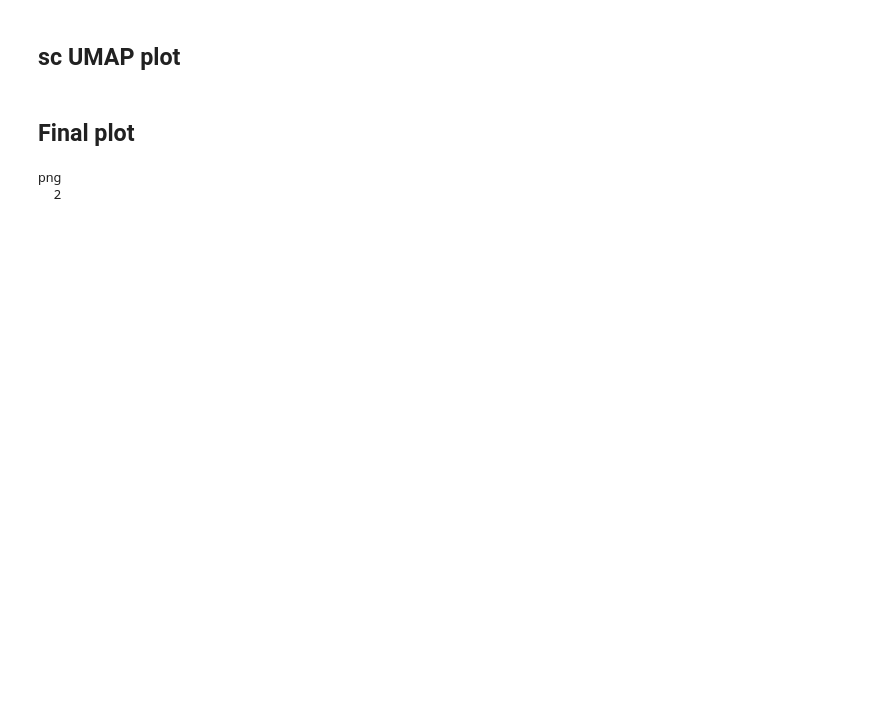
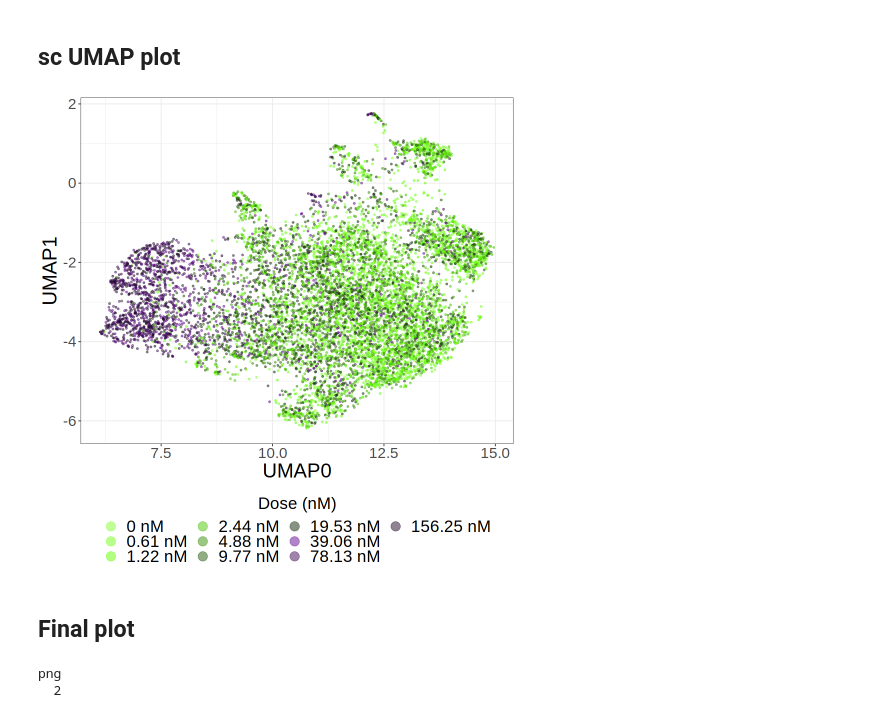
Before and after one commit to MikeLippincott/live_cell_timelapse_apoptosis_analysis, a Jupyter notebook: figures/terminal_montage_figure/notebooks/assemble_figure.ipynb, the cells around one changed output. Cells and saved outputs as stored; diff of their text form; code cells hidden in the pictures; blank space fills up the shorter version.

```diff
--- a/figures/terminal_montage_figure/notebooks/assemble_figure.ipynb
+++ b/figures/terminal_montage_figure/notebooks/assemble_figure.ipynb
@@ -167,38 +167,41 @@ height <- 8
 options(repr.plot.width = width, repr.plot.height = height)
 umap_plot <- (
     ggplot(data = umap_df, aes(x = UMAP0, y = UMAP1, color = Metadata_dose))
-    + geom_point(size = 0.9, alpha = 0.8)
+    + geom_point(size = 0.9, alpha = 0.5)
     + theme_bw()
 
     + labs( x = "UMAP0", y = "UMAP1")
     + theme(
         strip.text.x = element_text(size = 18),
         strip.text.y = element_text(size = 18),
         axis.text.x = element_text(size = 18),
         axis.text.y = element_text(size = 18),
         axis.title.x = element_text(size = 24),
         axis.title.y = element_text(size = 24),
         legend.title = element_text(size = 20),
         legend.text = element_text(size = 20),
         legend.position = "bottom",
         legend.box = "horizontal",
 
 
         )
     + scale_color_manual(values = color_pallete_for_dose)
     + guides(
         color = guide_legend(
             override.aes = list(size = 5),
             title = "Dose (nM)",
             title.position = "top",
             title.hjust = 0.5,
             # make them horizontal
             nrow = 3,
         )
     )
 
 
 )
+umap_plot
+# %% [output]
+[figure, added]
 # %% [markdown]
 ## Final plot
 # %%
```
Also changed, not shown: parts of 2 cells of this notebook, 4 other files.
